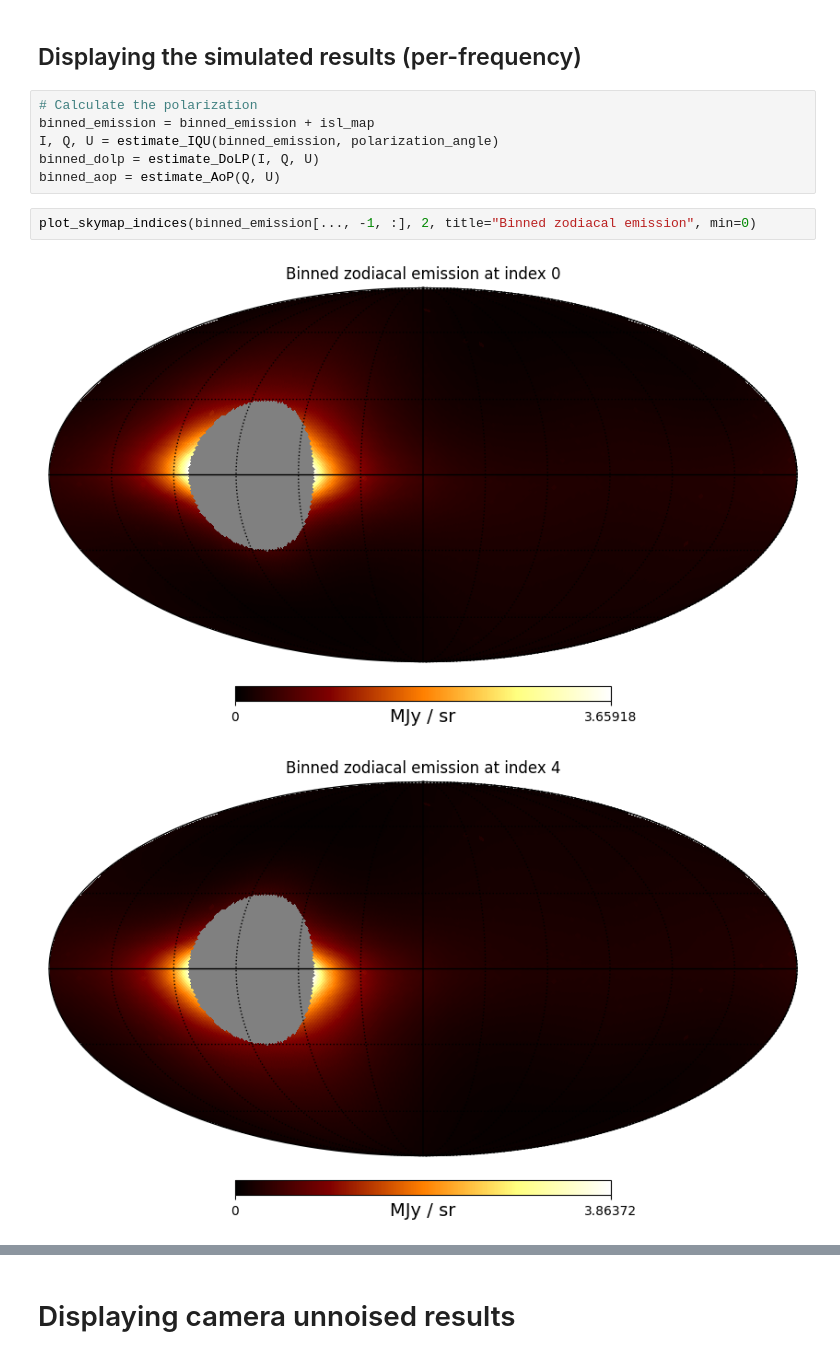
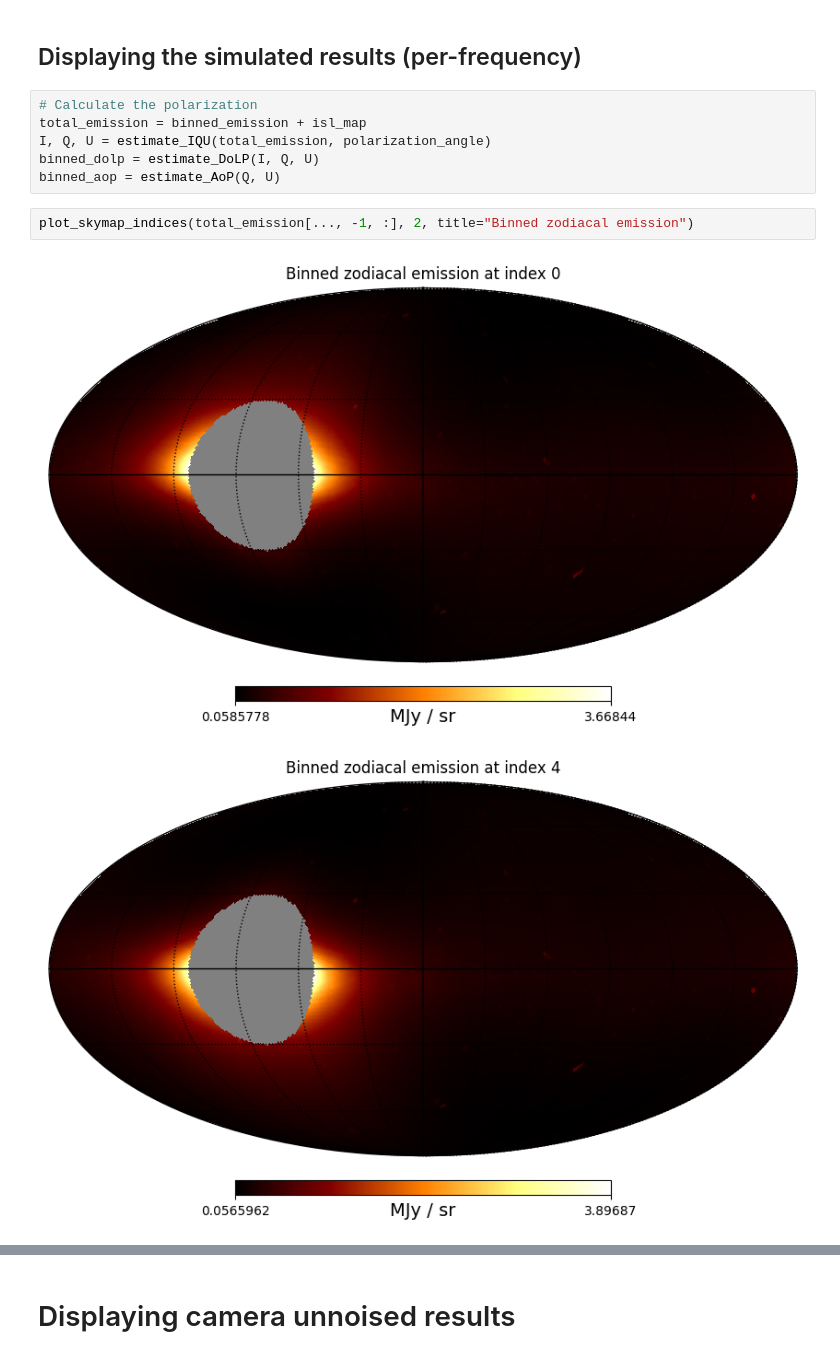
Before and after one commit to oravitan/zodiacal-polarized, a Jupyter notebook: notebooks/create_image_example.ipynb, the cells around one changed output, grey strips where cells are left out. Saved outputs shown, nothing was run; the diff lists cells and outputs as text.

```diff
--- a/notebooks/create_image_example.ipynb
+++ b/notebooks/create_image_example.ipynb
@@ -80,15 +80,15 @@ binned_emission = model.get_binned_emission_pix(
 ## Displaying the simulated results (per-frequency)
 # %%
 # Calculate the polarization
-binned_emission = binned_emission + isl_map
-I, Q, U = estimate_IQU(binned_emission, polarization_angle)
+total_emission = binned_emission + isl_map
+I, Q, U = estimate_IQU(total_emission, polarization_angle)
 binned_dolp = estimate_DoLP(I, Q, U)
 binned_aop = estimate_AoP(Q, U)
 # %%
-plot_skymap_indices(binned_emission[..., -1, :], 2, title="Binned zodiacal emission", min=0)
+plot_skymap_indices(total_emission[..., -1, :], 2, title="Binned zodiacal emission")
 # %% [output]
-[figure, old version]
+[figure, new version]
-[figure, old version]
+[figure, new version]
 # %%
 plot_skymap(binned_dolp[..., -1], title="Binned zodiacal polarization", min=0)
 plot_skymap(binned_aop[..., -1], title="Binned angle of polarization")
```
Also changed, not shown: parts of 2 cells of this notebook, 1 other file.
